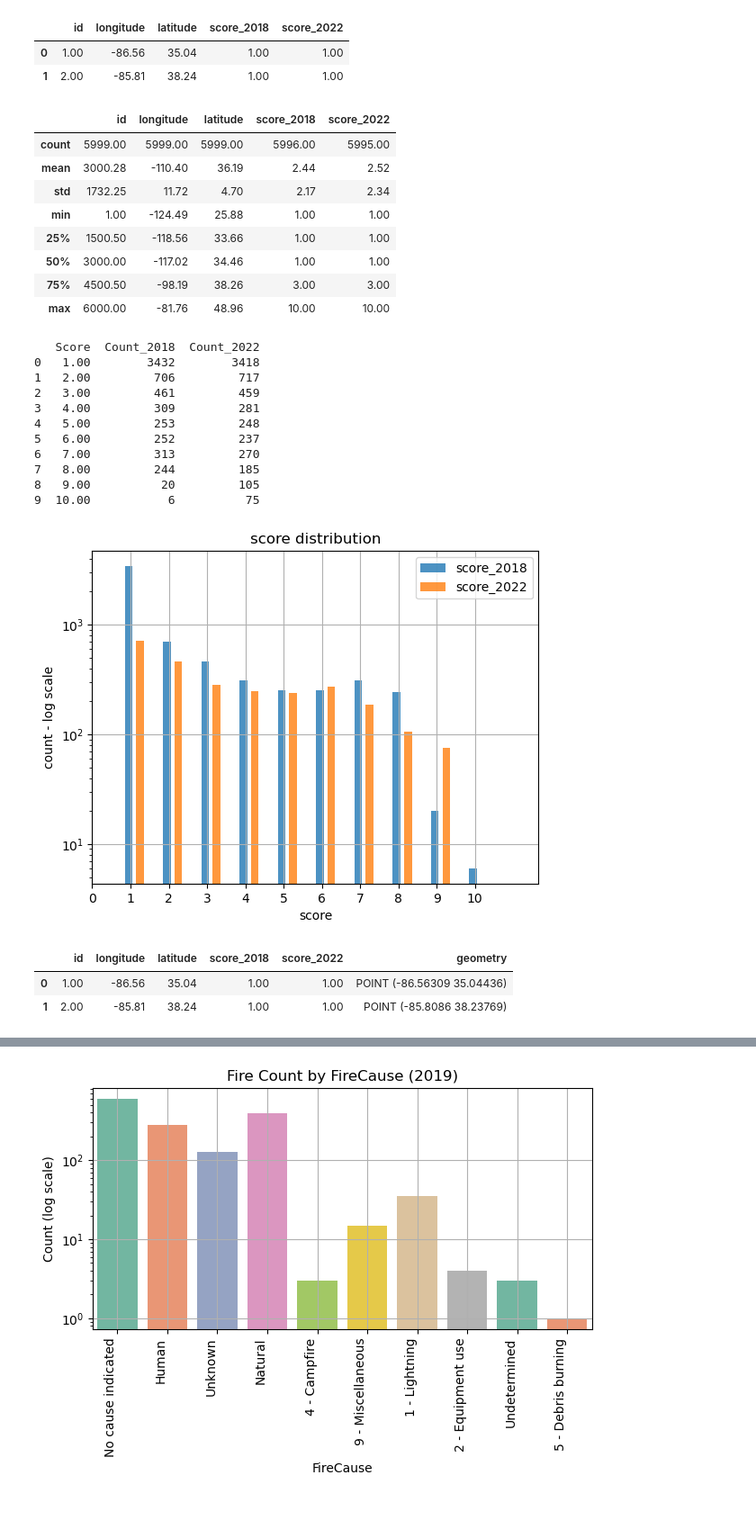
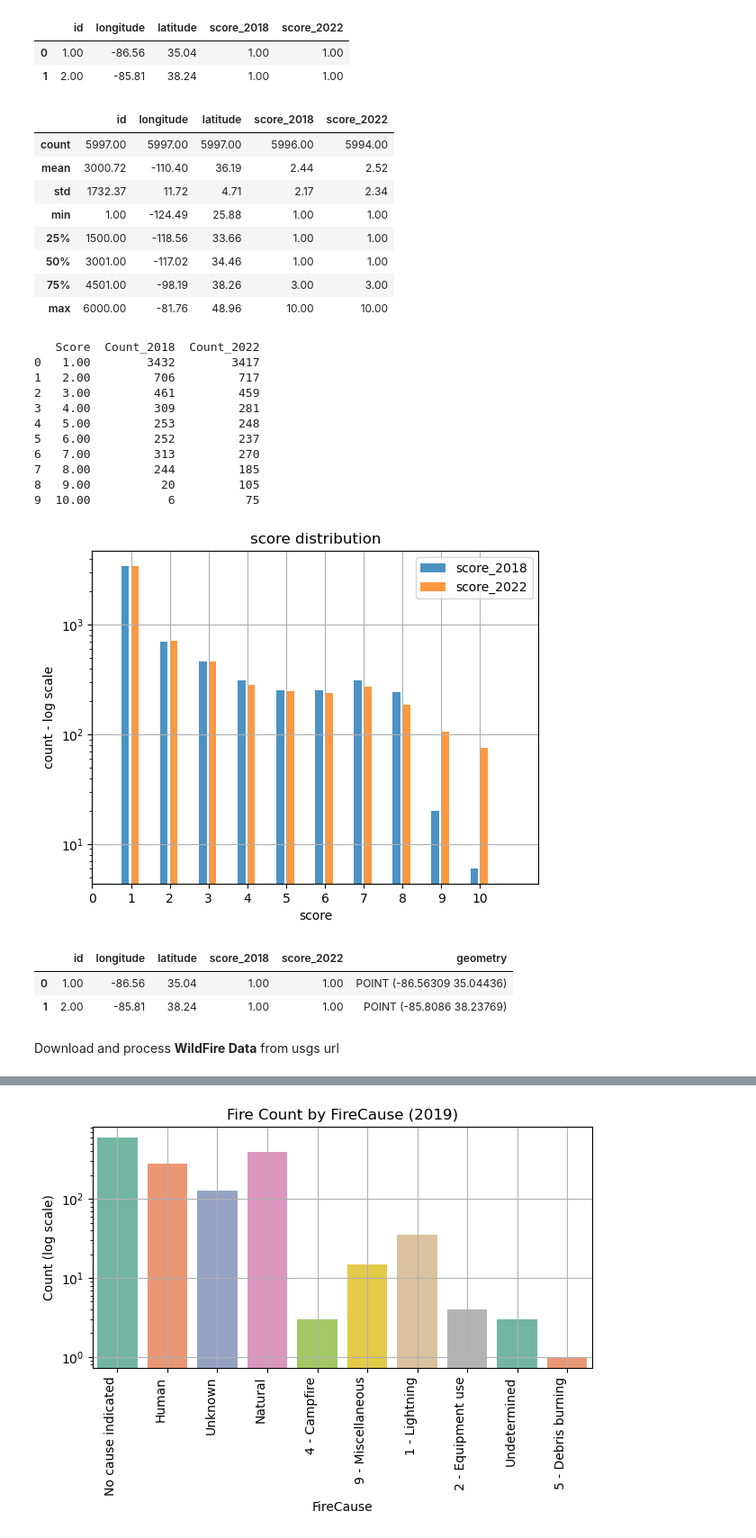
Before and after one commit to atahadd/wild_fire_model_evaluation, a Jupyter notebook: model_evaluation_2019_2022.ipynb, the cells around one changed output, grey strips where cells are left out. Shown at 90% size. Saved outputs shown, nothing was run; the diff lists cells and outputs as text; code cells hidden in the pictures; blank space fills up the shorter version.

```diff
--- a/model_evaluation_2019_2022.ipynb
+++ b/model_evaluation_2019_2022.ipynb
@@ -210,5 +227,6 @@ df_pred.head(3)
 # %%
-# remove pnt without coordinate
-df_pred = df_pred[~df_pred.longitude.isnull() & ~df_pred.latitude.isnull()]
+# remove points without coordinate
+df_pred = df_pred.dropna(subset=['latitude', 'longitude', 'score_2018'])
+
 print(df_pred.shape)
 # %% [output]
@@ -267,15 +286,21 @@ df_pred.head(2)
 df_pred.describe()
 # %% [output]
 |  | id | longitude | latitude | score_2018 | score_2022 |
-| count | 5999.00 | 5999.00 | 5999.00 | 5996.00 | 5995.00 |
-| mean | 3000.28 | -110.40 | 36.19 | 2.44 | 2.52 |
-| std | 1732.25 | 11.72 | 4.70 | 2.17 | 2.34 |
+| count | 5997.00 | 5997.00 | 5997.00 | 5996.00 | 5994.00 |
+| mean | 3000.72 | -110.40 | 36.19 | 2.44 | 2.52 |
+| std | 1732.37 | 11.72 | 4.71 | 2.17 | 2.34 |
 | min | 1.00 | -124.49 | 25.88 | 1.00 | 1.00 |
-| 25% | 1500.50 | -118.56 | 33.66 | 1.00 | 1.00 |
-| 50% | 3000.00 | -117.02 | 34.46 | 1.00 | 1.00 |
-| 75% | 4500.50 | -98.19 | 38.26 | 3.00 | 3.00 |
+| 25% | 1500.00 | -118.56 | 33.66 | 1.00 | 1.00 |
+| 50% | 3001.00 | -117.02 | 34.46 | 1.00 | 1.00 |
+| 75% | 4501.00 | -98.19 | 38.26 | 3.00 | 3.00 |
 | max | 6000.00 | -81.76 | 48.96 | 10.00 | 10.00 |
 # %%
+# number of samples per each score in each year
+'''
+    Scores of 9 and 10 increased a lot in 2022 compared to 2018, but there are still very few samples for these scores.
+    The data is clearly unbalanced compared to the other scores.
+'''
+
 score_2018_counts = df_pred['score_2018'].value_counts().sort_index()
 score_2022_counts = df_pred['score_2022'].value_counts().sort_index()
 
@@ -285,7 +310,7 @@ print(pd.DataFrame({
     'Count_2022': score_2022_counts.reindex(score_2018_counts.index, fill_value=0).values}) )
 # %% [output]
    Score  Count_2018  Count_2022
-0   1.00        3432        3418
+0   1.00        3432        3417
 1   2.00         706         717
 2   3.00         461         459
 3   4.00         309         281
@@ -298,22 +323,22 @@ print(pd.DataFrame({
 # %%
 # Distribution comparison of the risk scores for 2018 and 2022. (The y_scale is log).
 '''
     Number of samples when score is 9 and 10
 '''
 
 bins = np.arange(1, 12)
 
-offset = 0.15
+offset = 0.25
 
 plt.hist(df_pred['score_2018'], bins=bins - offset, width=0.2, align='mid', label='score_2018', alpha=0.8)
-plt.hist(df_pred['score_2022'], bins=bins + offset, width=0.2, align='mid', label='score_2022', alpha=0.8);
+plt.hist(df_pred['score_2022'], bins=bins,          width=0.2, align='mid', label='score_2022', alpha=0.8);
 plt.xticks(np.arange(0, 11, 1))
 plt.xlabel('score')
 plt.ylabel('count - log scale')
 plt.title('score distribution')
 plt.grid()
 plt.legend()
 plt.yscale('log')
 # %% [output]
-[figure, old version]
+[figure, new version]
 # %%
@@ -349,0 +352,2 @@ def load_and_filter_fire_data(file_path: str, year: int=2019) -> gpd.GeoDataFram
+# %% [markdown]
+Download and process **WildFire Data** from usgs url
```
Also changed, not shown: parts of 44 cells of this notebook.
